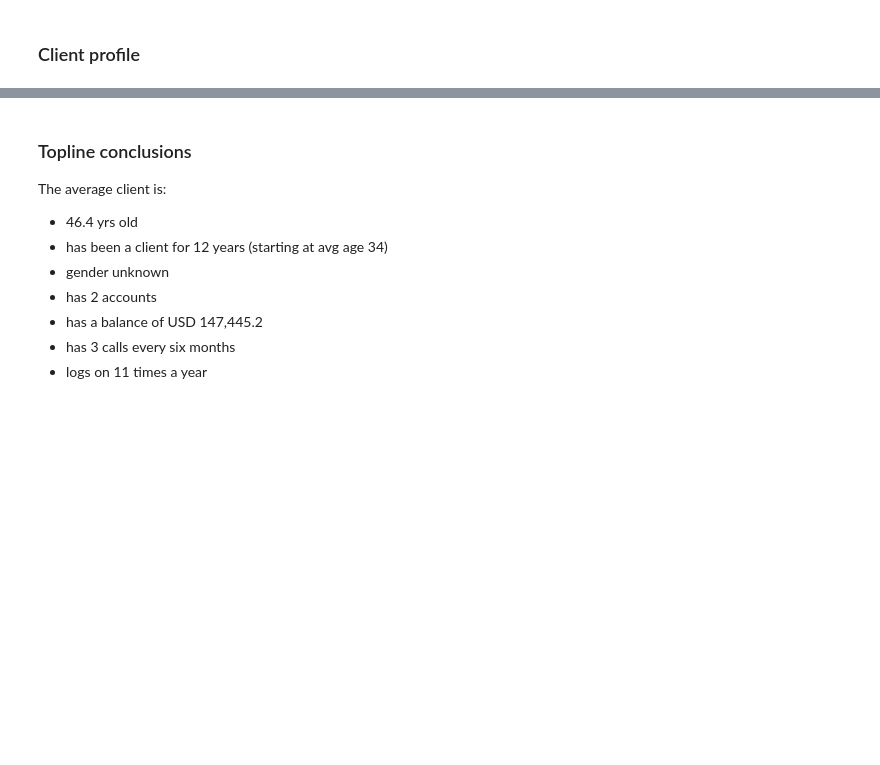
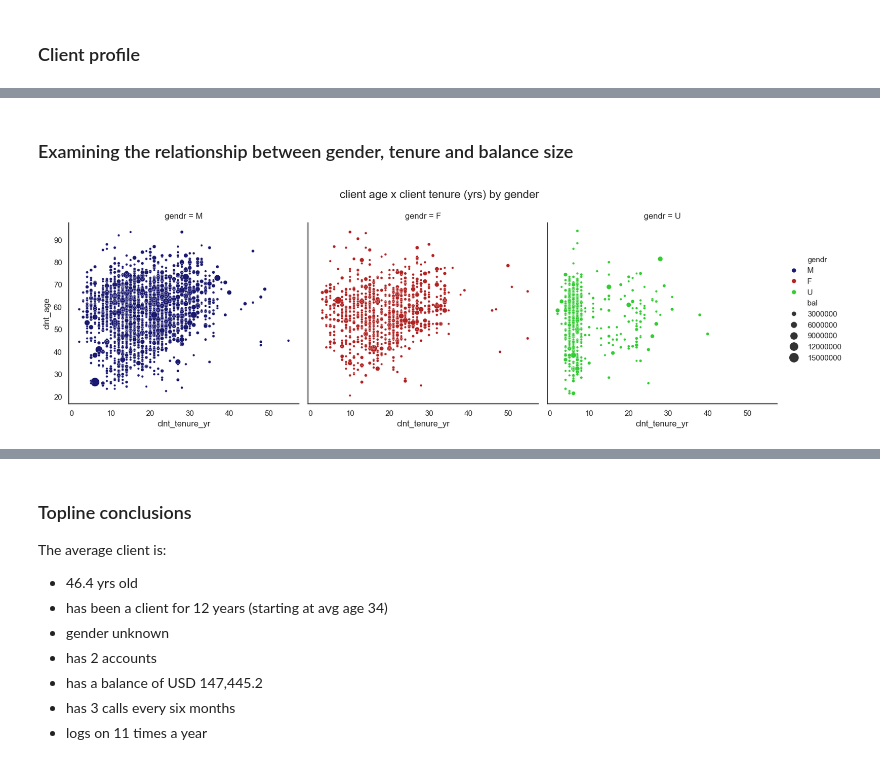
Before and after one commit to mhga94/vanguard_project, a Jupyter notebook: notebook/Project.ipynb, the cells around one changed output, grey strips where cells are left out. Drawn from its saved outputs; the diff is of its cells as text; code cells hidden in the pictures; blank space fills up the shorter version.

```diff
--- a/notebook/Project.ipynb
+++ b/notebook/Project.ipynb
@@ -145,0 +186,17 @@ g.despine(left=True, bottom=True)
+# %%
+# filter out balances under 500k for visualisation purposes
+
+bal_500_plus = df_demo[df_demo['bal']>500000]
+bal_500_sub = df_demo[df_demo['bal']<500000]
+
+# Filter by gender
+data0 = bal_500_plus[bal_500_plus['gendr_v'] == 0]
+data1 = bal_500_plus[bal_500_plus['gendr_v'] == 1]
+data2 = bal_500_plus[bal_500_plus['gendr_v'] == 2]
+data3 = bal_500_plus[bal_500_plus['gendr_v'] == 3]
+
+# Filter by gender
+gendr_0 = df_demo[df_demo['gendr_v'] == 0]
+gendr_1 = df_demo[df_demo['gendr_v'] == 1]
+gendr_2 = df_demo[df_demo['gendr_v'] == 2]
+gendr_3 = df_demo[df_demo['gendr_v'] == 3]
@@ -145,0 +214,24 @@ g.despine(left=True, bottom=True)
+# %% [markdown]
+### Examining the relationship between gender, tenure and balance size
+# %%
+# Set style
+sns.set_theme(style = "white", palette = ['midnightblue', 'firebrick', 'limegreen'], font = "sans serif")
+
+# Create a relplot
+g = sns.relplot(
+    data=bal_500_plus,
+    x="clnt_tenure_yr", y="clnt_age", size="bal", hue="gendr",
+    col="gendr", col_wrap=3,
+    height=5, sizes=(10, 200)
+)
+
+g.fig.suptitle('client age x client tenure (yrs) by gender', fontsize=16)
+g.fig.subplots_adjust(top=0.85);
+
+# Save plots
+plt.savefig('client_scatter_segmented.png', dpi = 300)
+
+# Display the plots
+plt.show()
+# %% [output]
+[figure, added]
```
Also changed, not shown: parts of 44 cells of this notebook, 10 other files.
